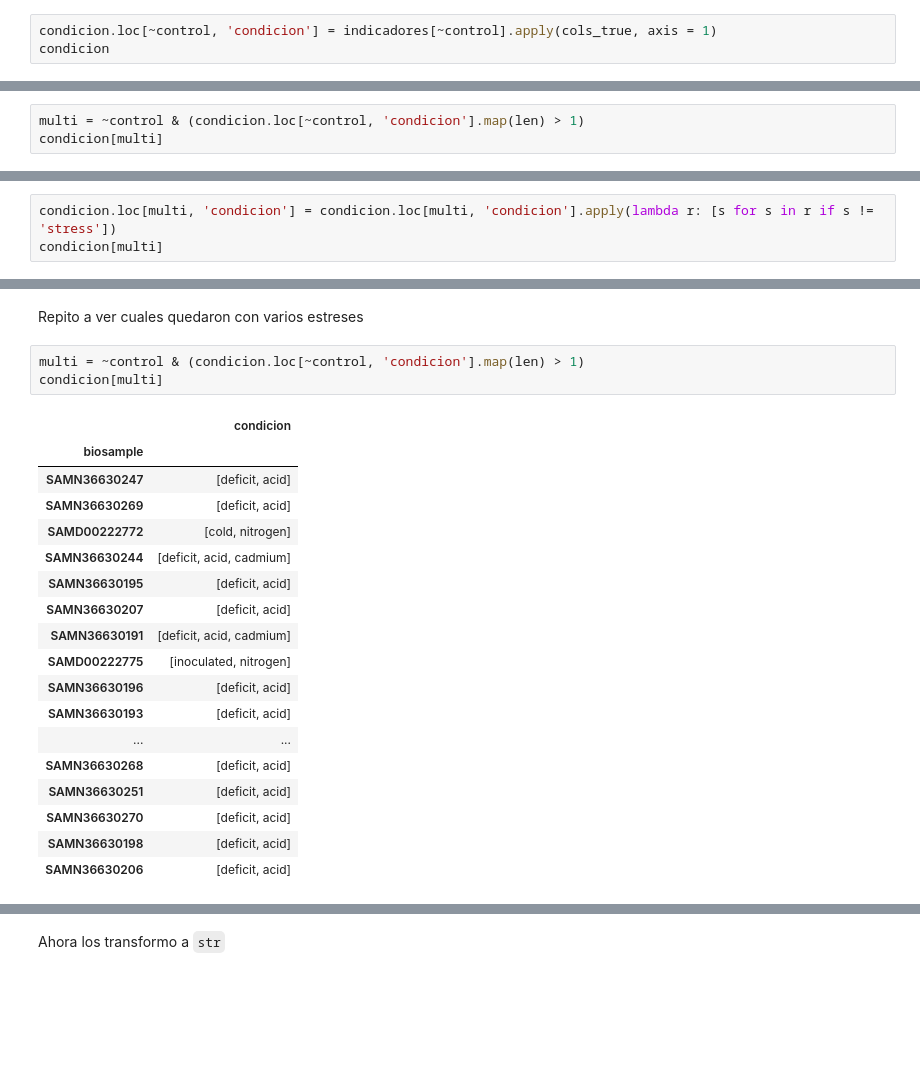
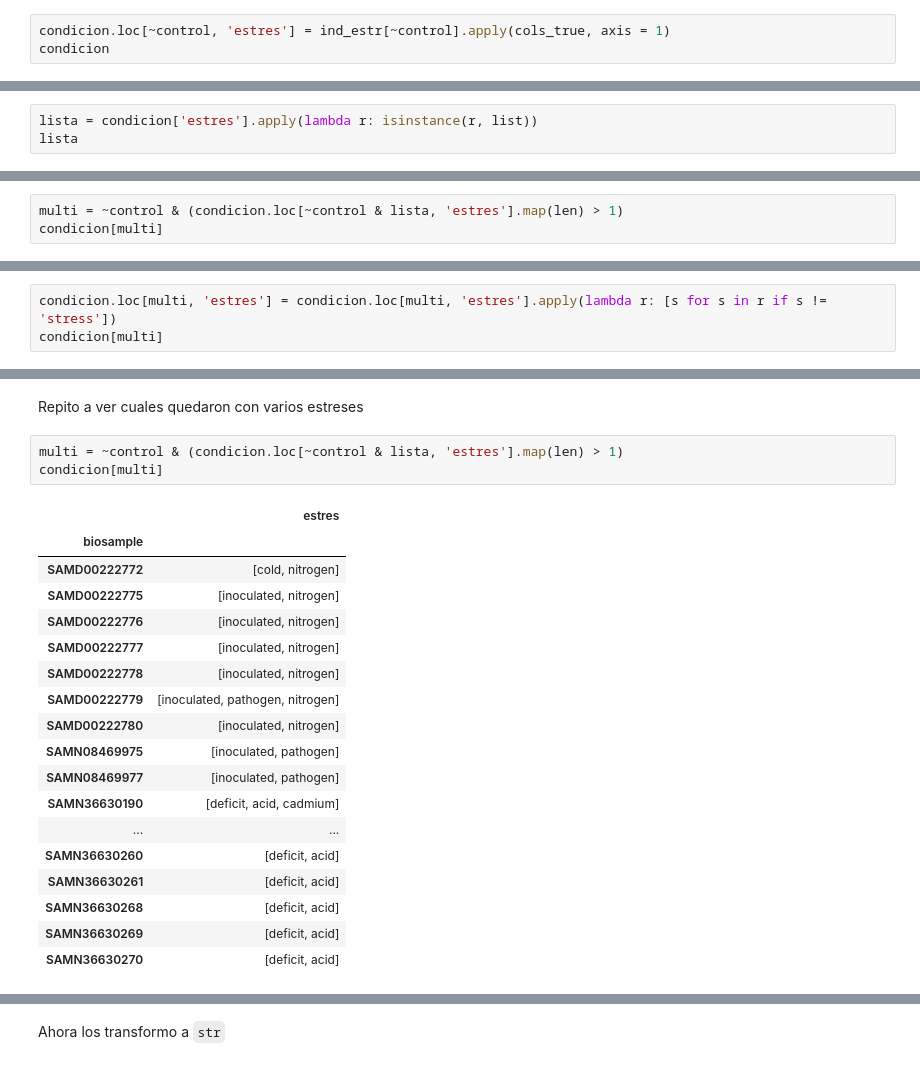
Before and after one commit to freire-guido/soy-biomarkers, a Jupyter notebook: anotacion/sample.ipynb, the cells around one changed output, grey strips where cells are left out. Cells and saved outputs as stored; diff of their text form; blank space fills up the shorter version.

Commit message:
condicion tiene sample y tejido, refactor

```diff
--- a/anotacion/sample.ipynb
+++ b/anotacion/sample.ipynb
@@ -135,4 +227,4 @@ control = condicion['condicion'] == 'control'
 # %%
-condicion.loc[~control, 'condicion'] = indicadores[~control].apply(cols_true, axis = 1)
+condicion.loc[~control, 'estres'] = ind_estr[~control].apply(cols_true, axis = 1)
 condicion
 # %% [output]
@@ -152,0 +245,3 @@ condicion
+# %%
+lista = condicion['estres'].apply(lambda r: isinstance(r, list))
+lista
@@ -153,4 +262,4 @@ condicion
 # %%
-multi = ~control & (condicion.loc[~control, 'condicion'].map(len) > 1)
+multi = ~control & (condicion.loc[~control & lista, 'estres'].map(len) > 1)
 condicion[multi]
 # %% [output]
@@ -171,6 +280,6 @@ condicion[multi]
 # %% [markdown]
 Muchas muestras tienen stress además del estrés específico. Me quedo con este último.
 # %%
-condicion.loc[multi, 'condicion'] = condicion.loc[multi, 'condicion'].apply(lambda r: [s for s in r if s != 'stress'])
+condicion.loc[multi, 'estres'] = condicion.loc[multi, 'estres'].apply(lambda r: [s for s in r if s != 'stress'])
 condicion[multi]
 # %% [output]
@@ -191,25 +300,25 @@ condicion[multi]
 # %% [markdown]
 Repito a ver cuales quedaron con varios estreses
 # %%
-multi = ~control & (condicion.loc[~control, 'condicion'].map(len) > 1)
+multi = ~control & (condicion.loc[~control & lista, 'estres'].map(len) > 1)
 condicion[multi]
 # %% [output]
-|  | condicion |
+|  | estres |
 | biosample |  |
-| SAMN36630247 | [deficit, acid] |
+| SAMD00222772 | [cold, nitrogen] |
+| SAMD00222775 | [inoculated, nitrogen] |
+| SAMD00222776 | [inoculated, nitrogen] |
+| SAMD00222777 | [inoculated, nitrogen] |
+| SAMD00222778 | [inoculated, nitrogen] |
+| SAMD00222779 | [inoculated, pathogen, nitrogen] |
+| SAMD00222780 | [inoculated, nitrogen] |
+| SAMN08469975 | [inoculated, pathogen] |
+| SAMN08469977 | [inoculated, pathogen] |
+| SAMN36630190 | [deficit, acid, cadmium] |
+| ... | ... |
+| SAMN36630260 | [deficit, acid] |
+| SAMN36630261 | [deficit, acid] |
+| SAMN36630268 | [deficit, acid] |
 | SAMN36630269 | [deficit, acid] |
-| SAMD00222772 | [cold, nitrogen] |
-| SAMN36630244 | [deficit, acid, cadmium] |
-| SAMN36630195 | [deficit, acid] |
-| SAMN36630207 | [deficit, acid] |
-| SAMN36630191 | [deficit, acid, cadmium] |
-| SAMD00222775 | [inoculated, nitrogen] |
-| SAMN36630196 | [deficit, acid] |
-| SAMN36630193 | [deficit, acid] |
-| ... | ... |
-| SAMN36630268 | [deficit, acid] |
-| SAMN36630251 | [deficit, acid] |
 | SAMN36630270 | [deficit, acid] |
-| SAMN36630198 | [deficit, acid] |
-| SAMN36630206 | [deficit, acid] |
 # %%
```
Also changed, not shown: parts of 45 cells of this notebook, 2 other files.
